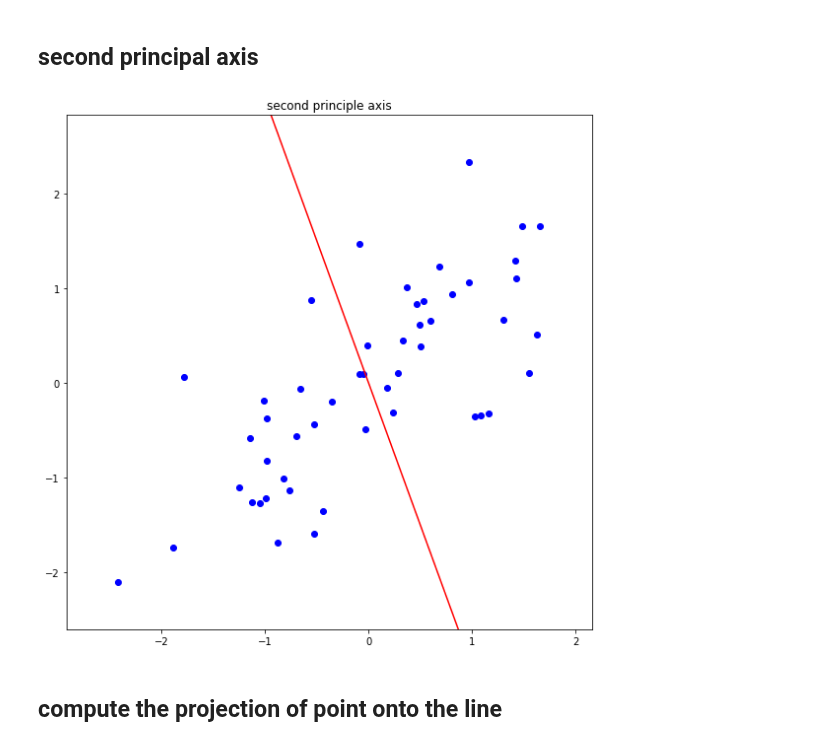
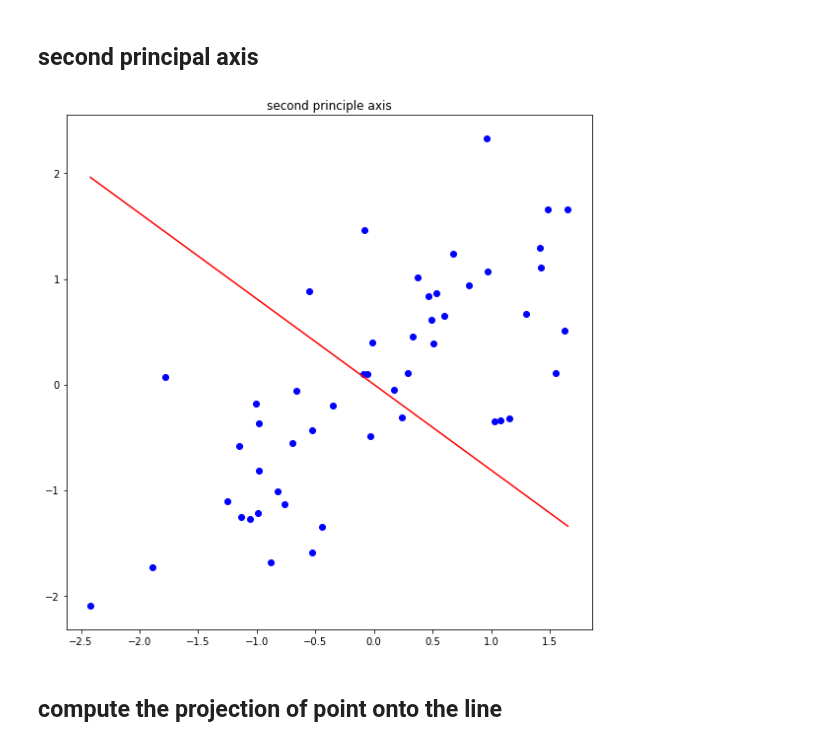
Before and after one commit to caumannerman/assignment-machine-learning, a Jupyter notebook: assignment_12.ipynb, the cells around one changed output. Cells and saved outputs as stored; diff of their text form; code cells hidden in the pictures.

Commit message:
Fill up second principal axis

```diff
--- a/assignment_12.ipynb
+++ b/assignment_12.ipynb
@@ -108,18 +108,18 @@ plt.show()
 [figure]
 # %% [markdown]
 ## second principal axis
-# %%
-plt.figure(figsize=(8,8))
-plt.title('second principle axis')
-# ===================================================
-# fill up the blank
-#
-#
-# ===================================================
-plt.tight_layout()
-plt.show()
-# %% [output]
-[figure, removed]
+# %%
+plt.figure(figsize=(8,8))
+plt.title('second principle axis')
+plt.plot(nor_x, nor_y,'o', color = 'blue')
+if abs(sec[0]) > abs(sec[1]):
+    plt.plot(np.linspace(np.min(nor_x), np.max(nor_x),100), np.linspace(np.min(nor_x), np.max(nor_x),100) *sec[1] / sec[0],'-', color = 'red')
+else:
+    plt.plot(np.linspace(np.min(nor_y)*sec[0] / sec[1], np.max(nor_y)*sec[0] / sec[1],100), np.linspace(np.min(nor_y), np.max(nor_y),100) ,'-', color = 'green')
+plt.tight_layout()
+plt.show()
+# %% [output]
+[figure, added]
 # %% [markdown]
 ## compute the projection of point onto the line
 # %%
```
